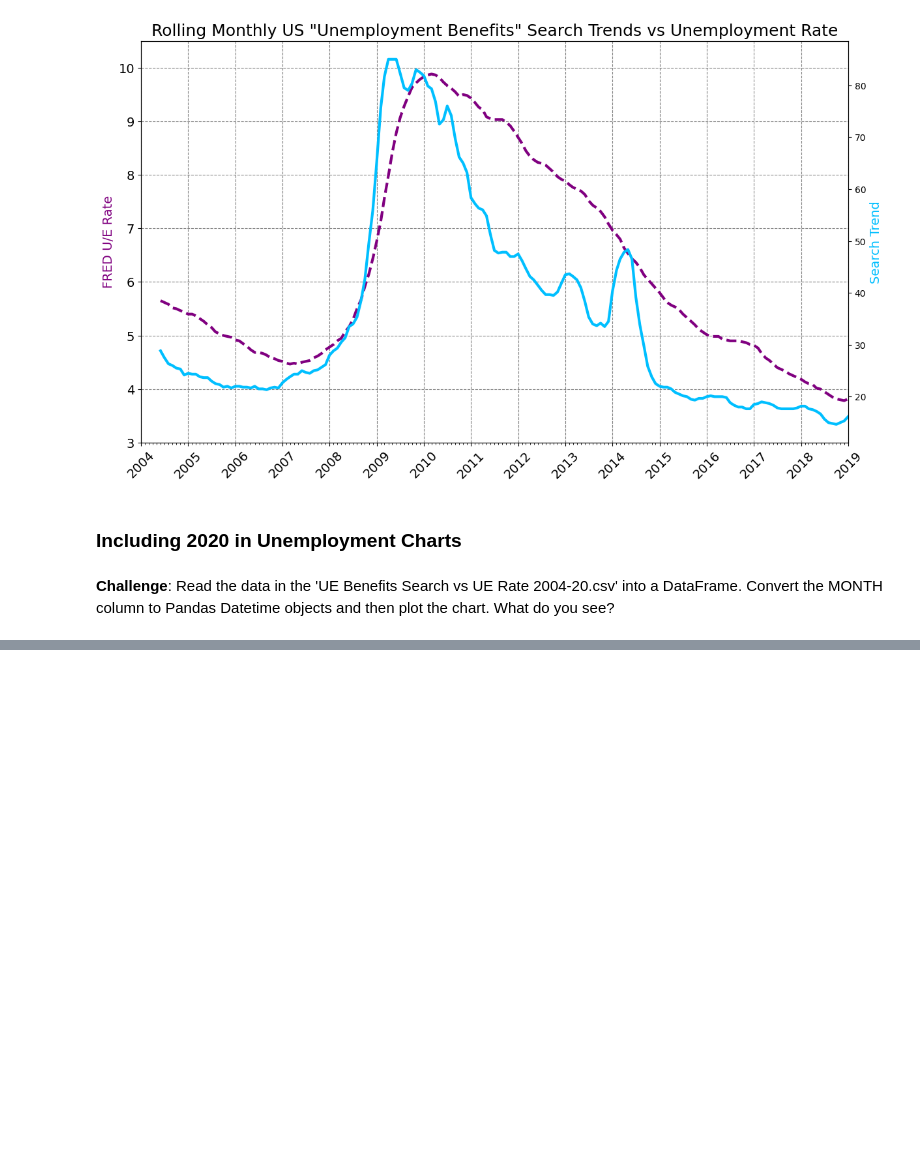
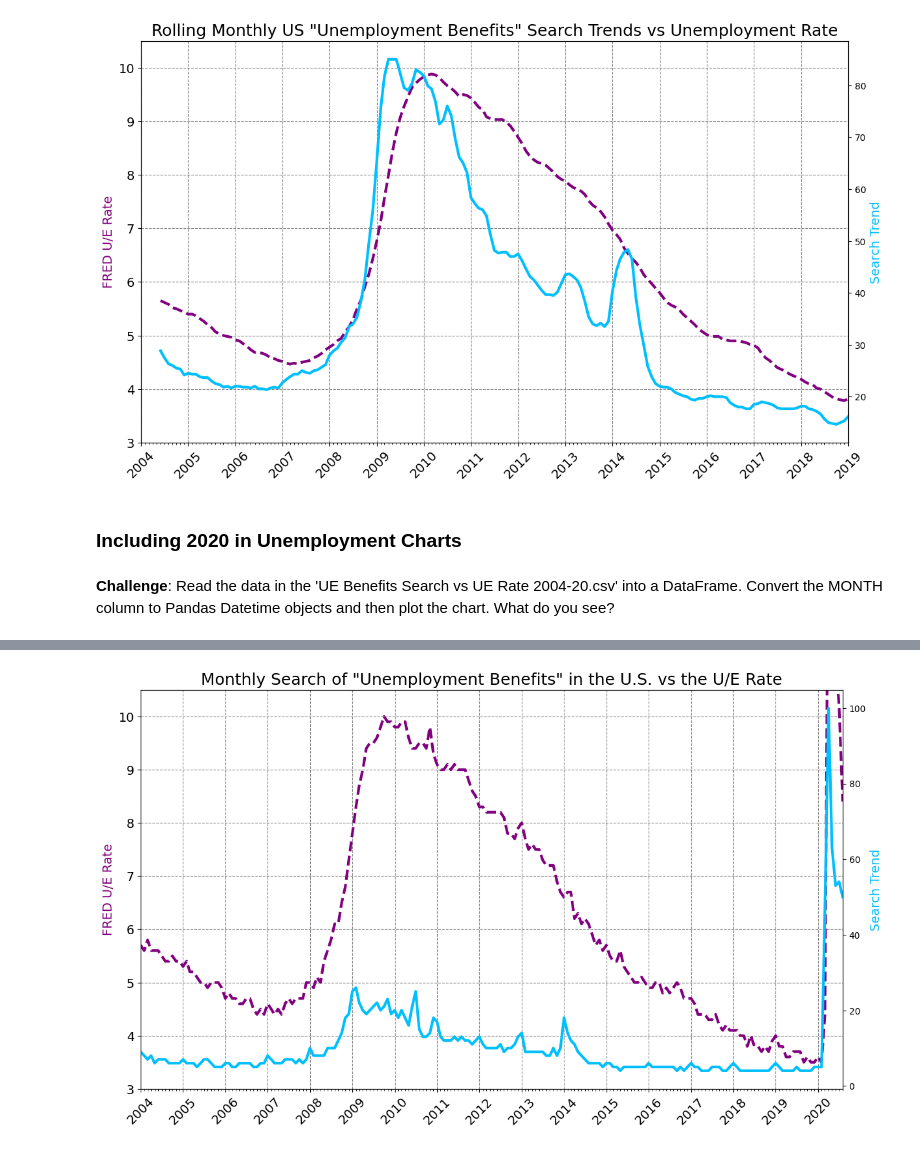
Before and after one commit to itsjordanmuller/2023-python-100-days, a Jupyter notebook: Day-075/Projects/Google Trends Data Analysis/Google Trends and Data Visualisation (start).ipynb, the cells around one changed output, grey strips where cells are left out. Cells and saved outputs as stored; diff of their text form; code cells hidden in the pictures; blank space fills up the shorter version.

Commit message:
Plot the updated unemployment data for 2004-2020 to show the effects of new data

```diff
--- a/Day-075/Projects/Google Trends Data Analysis/Google Trends and Data Visualisation (start).ipynb
+++ b/Day-075/Projects/Google Trends Data Analysis/Google Trends and Data Visualisation (start).ipynb
@@ -477,0 +493,12 @@ plt.show()
+# %%
+missing_unemployment = df_unemployment_updated.isna().sum()
+unemployment_rows_with_na = df_unemployment_updated[df_unemployment_updated.isna().any(axis=1)]
+print(f'\nMissing values for U/E?: {"Yes" if missing_unemployment.sum() > 0 else "No"}')
+if missing_unemployment.sum() > 0:
+    print(f"Columns with missing values: {missing_unemployment[missing_unemployment > 0].to_string()}")
+    print(f"Rows with missing values:\n{unemployment_rows_with_na}")
+
+
+df_unemployment_updated.MONTH = pd.to_datetime(df_unemployment_updated.MONTH)
+print("--- Unemployment Benefits Search Trends ---")
+print(df_unemployment_updated.MONTH.head())
@@ -477,0 +514,28 @@ plt.show()
+# %%
+fig, ax1 = plt.subplots(figsize=(14,8), dpi=100)
+plt.title('Monthly Search of "Unemployment Benefits" in the U.S. vs the U/E Rate', fontsize=18)
+
+plt.xticks(fontsize=14, rotation=45)
+plt.yticks(fontsize=14)
+
+ax1 = plt.gca()
+ax2 = ax1.twinx()
+
+ax1.set_ylabel("FRED U/E Rate", color="purple", fontsize=14)
+ax2.set_ylabel("Search Trend", color="deepskyblue", fontsize=14)
+
+ax1.grid(color="grey", linestyle="--")
+
+ax1.xaxis.set_major_locator(years)
+ax1.xaxis.set_major_formatter(years_fmt)
+ax1.xaxis.set_minor_locator(months)
+
+ax1.set_ylim(bottom=3, top=10.5)
+ax1.set_xlim([df_unemployment_updated.MONTH.min(), df_unemployment_updated.MONTH.max()])
+
+ax1.plot(df_unemployment_updated.MONTH, df_unemployment_updated.UNRATE, color="purple", linewidth=3, linestyle="--")
+ax2.plot(df_unemployment_updated.MONTH, df_unemployment_updated.UE_BENEFITS_WEB_SEARCH, color="deepskyblue", linewidth=3)
+
+plt.show()
+# %% [output]
+[figure, added]
```
Also changed, not shown: parts of 2 cells of this notebook.
